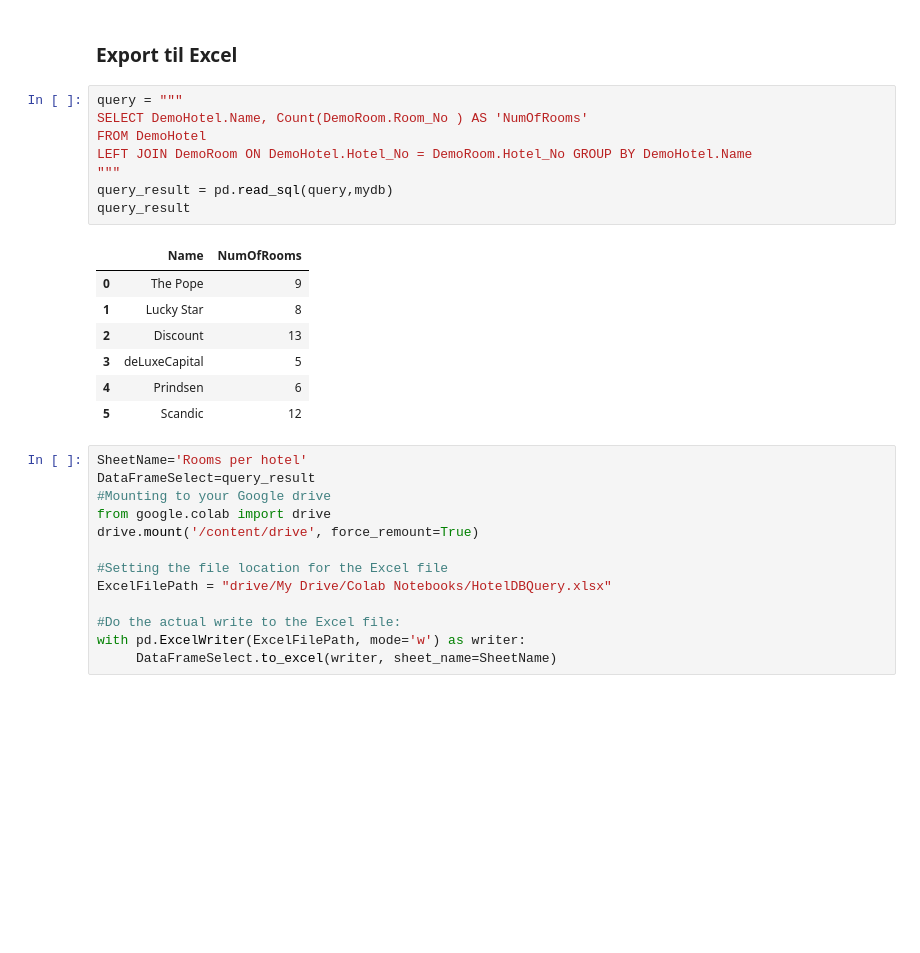
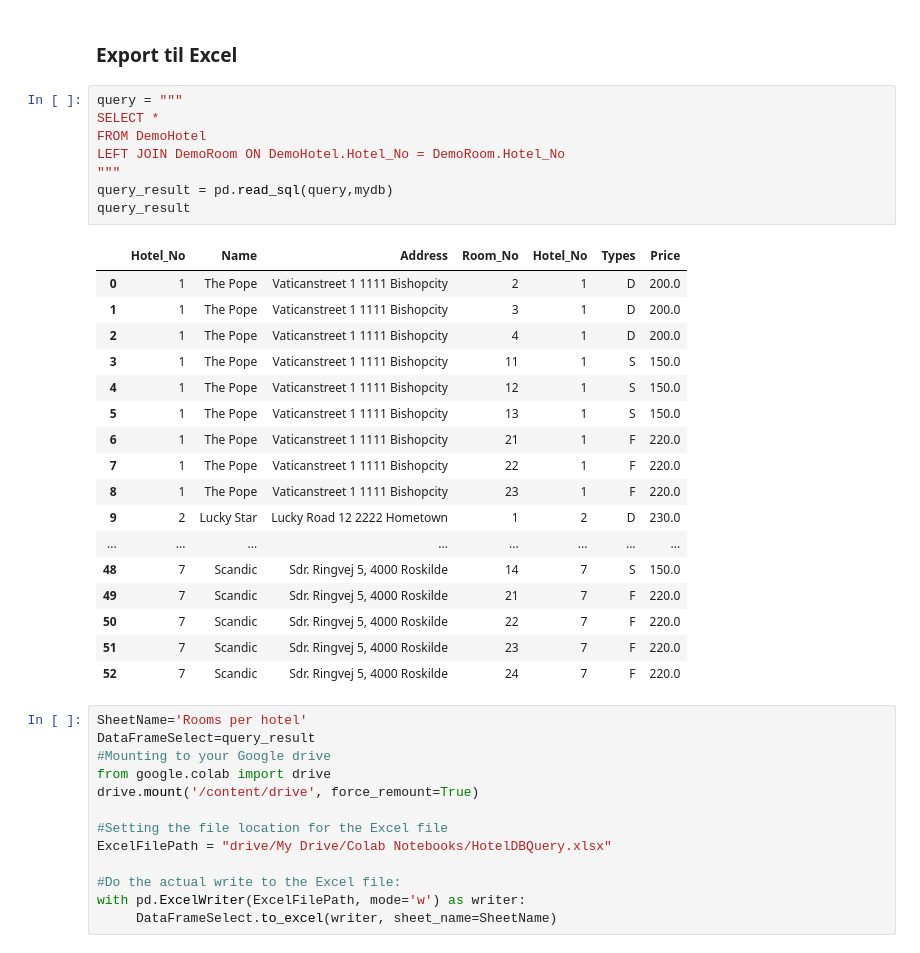
Before and after one commit to jpandersen61/MySQLNotebooks, a Jupyter notebook: Extracting_HotelDB_To_Excel.ipynb, the cells around one changed output. Cells and saved outputs as stored; diff of their text form; blank space fills up the shorter version.

```diff
--- a/Extracting_HotelDB_To_Excel.ipynb
+++ b/Extracting_HotelDB_To_Excel.ipynb
@@ -311,20 +311,30 @@ query_result
 ### Export til Excel
 # %%
 query = """
-SELECT DemoHotel.Name, Count(DemoRoom.Room_No ) AS 'NumOfRooms'
+SELECT *
 FROM DemoHotel
-LEFT JOIN DemoRoom ON DemoHotel.Hotel_No = DemoRoom.Hotel_No GROUP BY DemoHotel.Name
+LEFT JOIN DemoRoom ON DemoHotel.Hotel_No = DemoRoom.Hotel_No
 """
 query_result = pd.read_sql(query,mydb)
 query_result
 # %% [output]
-|  | Name | NumOfRooms |
-| 0 | The Pope | 9 |
-| 1 | Lucky Star | 8 |
-| 2 | Discount | 13 |
-| 3 | deLuxeCapital | 5 |
-| 4 | Prindsen | 6 |
-| 5 | Scandic | 12 |
+|  | Hotel_No | Name | Address | Room_No | Hotel_No | Types | Price |
+| 0 | 1 | The Pope | Vaticanstreet 1 1111 Bishopcity | 2 | 1 | D | 200.0 |
+| 1 | 1 | The Pope | Vaticanstreet 1 1111 Bishopcity | 3 | 1 | D | 200.0 |
+| 2 | 1 | The Pope | Vaticanstreet 1 1111 Bishopcity | 4 | 1 | D | 200.0 |
+| 3 | 1 | The Pope | Vaticanstreet 1 1111 Bishopcity | 11 | 1 | S | 150.0 |
+| 4 | 1 | The Pope | Vaticanstreet 1 1111 Bishopcity | 12 | 1 | S | 150.0 |
+| 5 | 1 | The Pope | Vaticanstreet 1 1111 Bishopcity | 13 | 1 | S | 150.0 |
+| 6 | 1 | The Pope | Vaticanstreet 1 1111 Bishopcity | 21 | 1 | F | 220.0 |
+| 7 | 1 | The Pope | Vaticanstreet 1 1111 Bishopcity | 22 | 1 | F | 220.0 |
+| 8 | 1 | The Pope | Vaticanstreet 1 1111 Bishopcity | 23 | 1 | F | 220.0 |
+| 9 | 2 | Lucky Star | Lucky Road 12 2222 Hometown | 1 | 2 | D | 230.0 |
+| ... | ... | ... | ... | ... | ... | ... | ... |
+| 48 | 7 | Scandic | Sdr. Ringvej 5, 4000 Roskilde | 14 | 7 | S | 150.0 |
+| 49 | 7 | Scandic | Sdr. Ringvej 5, 4000 Roskilde | 21 | 7 | F | 220.0 |
+| 50 | 7 | Scandic | Sdr. Ringvej 5, 4000 Roskilde | 22 | 7 | F | 220.0 |
+| 51 | 7 | Scandic | Sdr. Ringvej 5, 4000 Roskilde | 23 | 7 | F | 220.0 |
+| 52 | 7 | Scandic | Sdr. Ringvej 5, 4000 Roskilde | 24 | 7 | F | 220.0 |
 # %%
 SheetName='Rooms per hotel'
 DataFrameSelect=query_result
```
